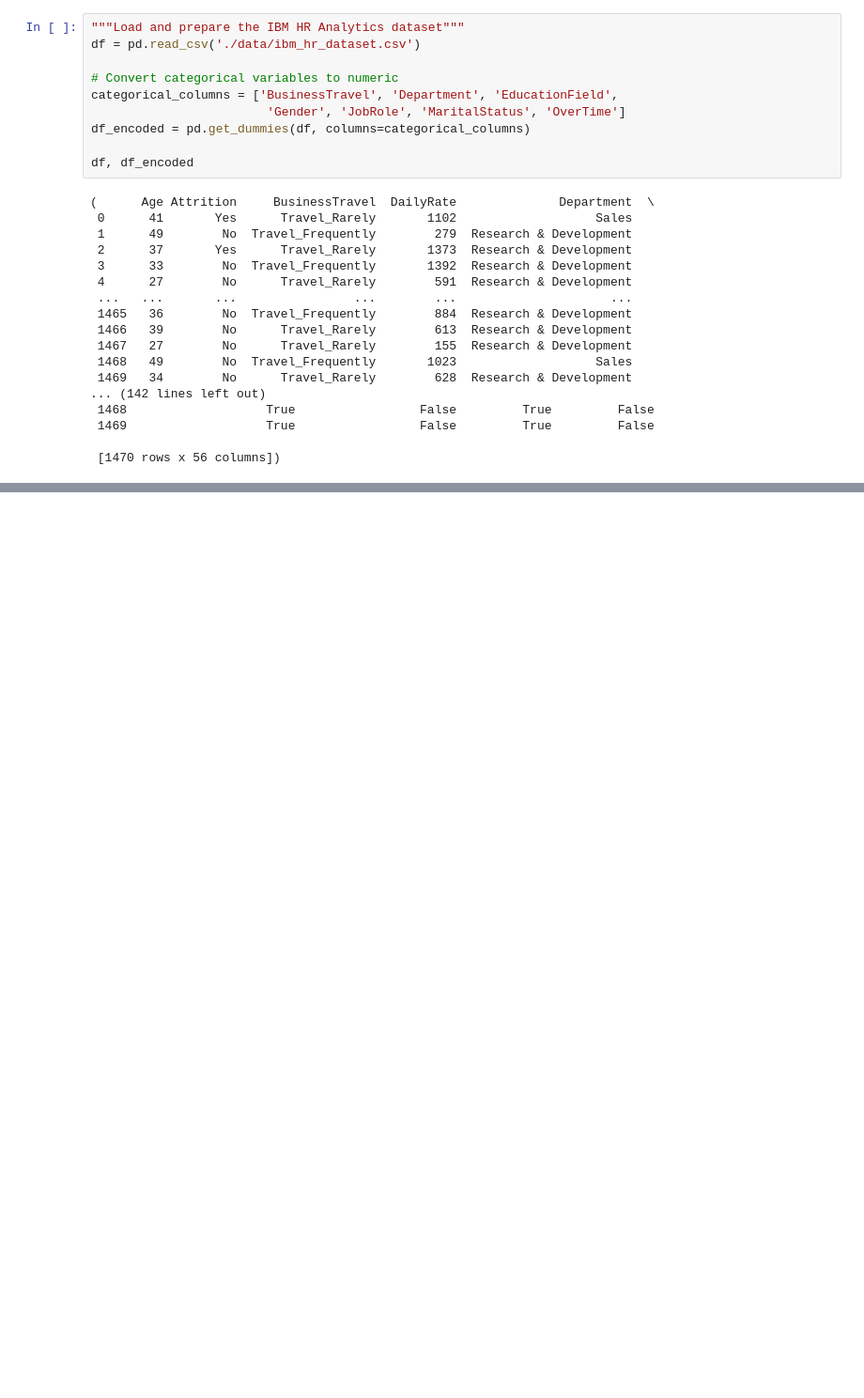
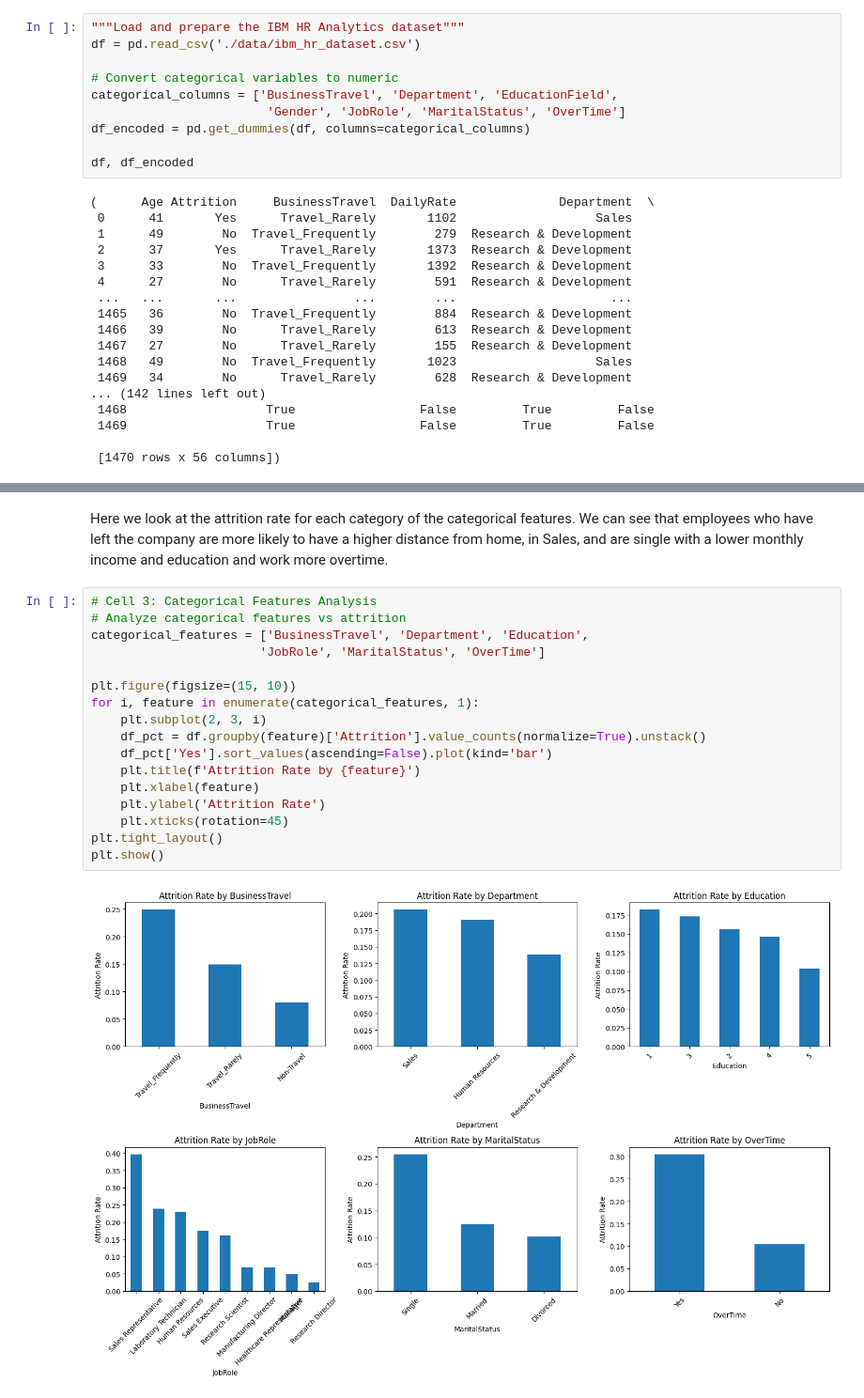
Before and after one commit to ablank74/Capstone-Project, a Jupyter notebook: notebooks/Case Study 1.ipynb, the cells around one changed output, grey strips where cells are left out. Shown: that part at 94% size. Cells and saved outputs as stored; diff of their text form; blank space fills up the shorter version.

```diff
--- a/notebooks/Case Study 1.ipynb
+++ b/notebooks/Case Study 1.ipynb
@@ -920,0 +124,21 @@ Sales                      90  0.51
+# %% [markdown]
+Here we look at the attrition rate for each category of the categorical features.  We can see that employees who have left the company are more likely to have a higher distance from home, in Sales, and are single with a lower monthly income and education and work more overtime.
+# %%
+# Cell 3: Categorical Features Analysis
+# Analyze categorical features vs attrition
+categorical_features = ['BusinessTravel', 'Department', 'Education',
+                       'JobRole', 'MaritalStatus', 'OverTime']
+
+plt.figure(figsize=(15, 10))
+for i, feature in enumerate(categorical_features, 1):
+    plt.subplot(2, 3, i)
+    df_pct = df.groupby(feature)['Attrition'].value_counts(normalize=True).unstack()
+    df_pct['Yes'].sort_values(ascending=False).plot(kind='bar')
+    plt.title(f'Attrition Rate by {feature}')
+    plt.xlabel(feature)
+    plt.ylabel('Attrition Rate')
+    plt.xticks(rotation=45)
+plt.tight_layout()
+plt.show()
+# %% [output]
+[figure, added]
```
Also changed, not shown: parts of 62 cells of this notebook.
